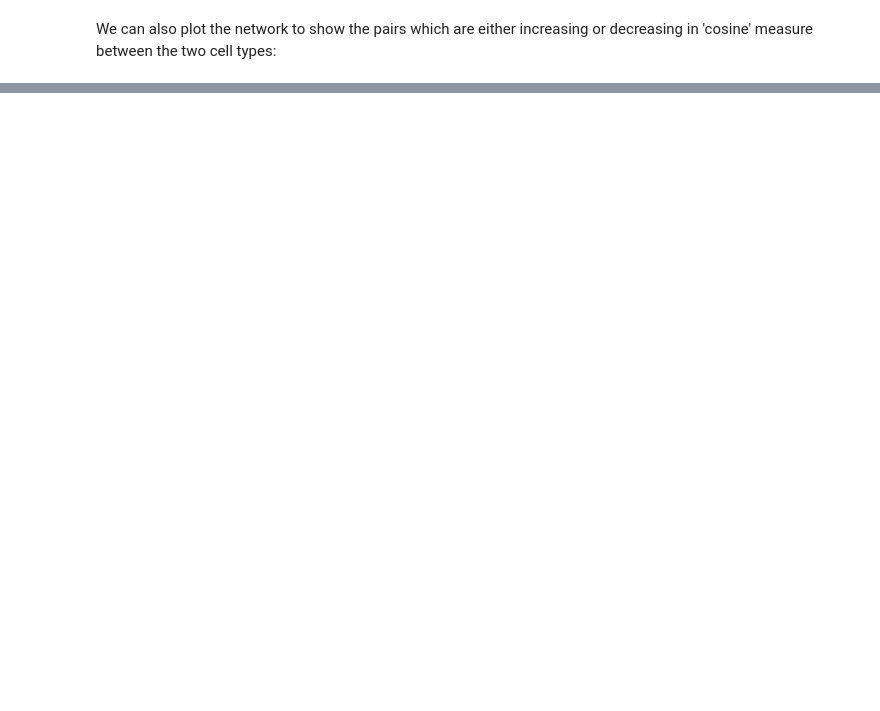
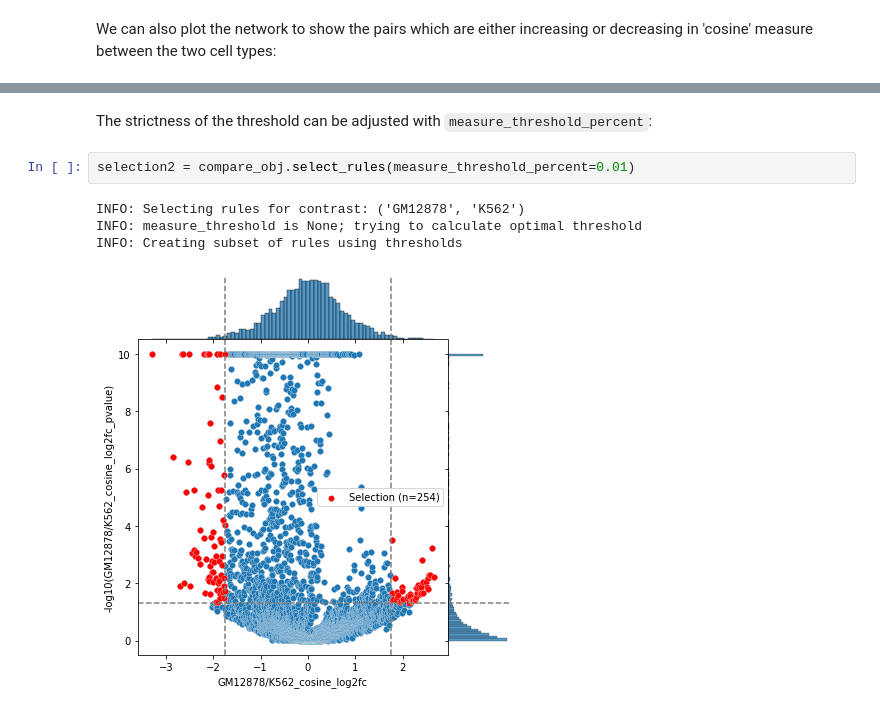
Before and after one commit to loosolab/TF-COMB, a Jupyter notebook: examples/Differential_analysis.ipynb, the cells around one changed output, grey strips where cells are left out. Cells and saved outputs as stored; diff of their text form; blank space fills up the shorter version.

```diff
--- a/examples/Differential_analysis.ipynb
+++ b/examples/Differential_analysis.ipynb
@@ -72 +81,10 @@ selection.plot_network()
 [drawing not drawn]
+# %% [markdown]
+The strictness of the threshold can be adjusted with `measure_threshold_percent`:
+# %%
+selection2 = compare_obj.select_rules(measure_threshold_percent=0.01)
+# %% [output]
+INFO: Selecting rules for contrast: ('GM12878', 'K562')
+INFO: measure_threshold is None; trying to calculate optimal threshold
+INFO: Creating subset of rules using thresholds
+[figure, added]
```
Also changed, not shown: parts of 7 cells of this notebook, 2 other files.
